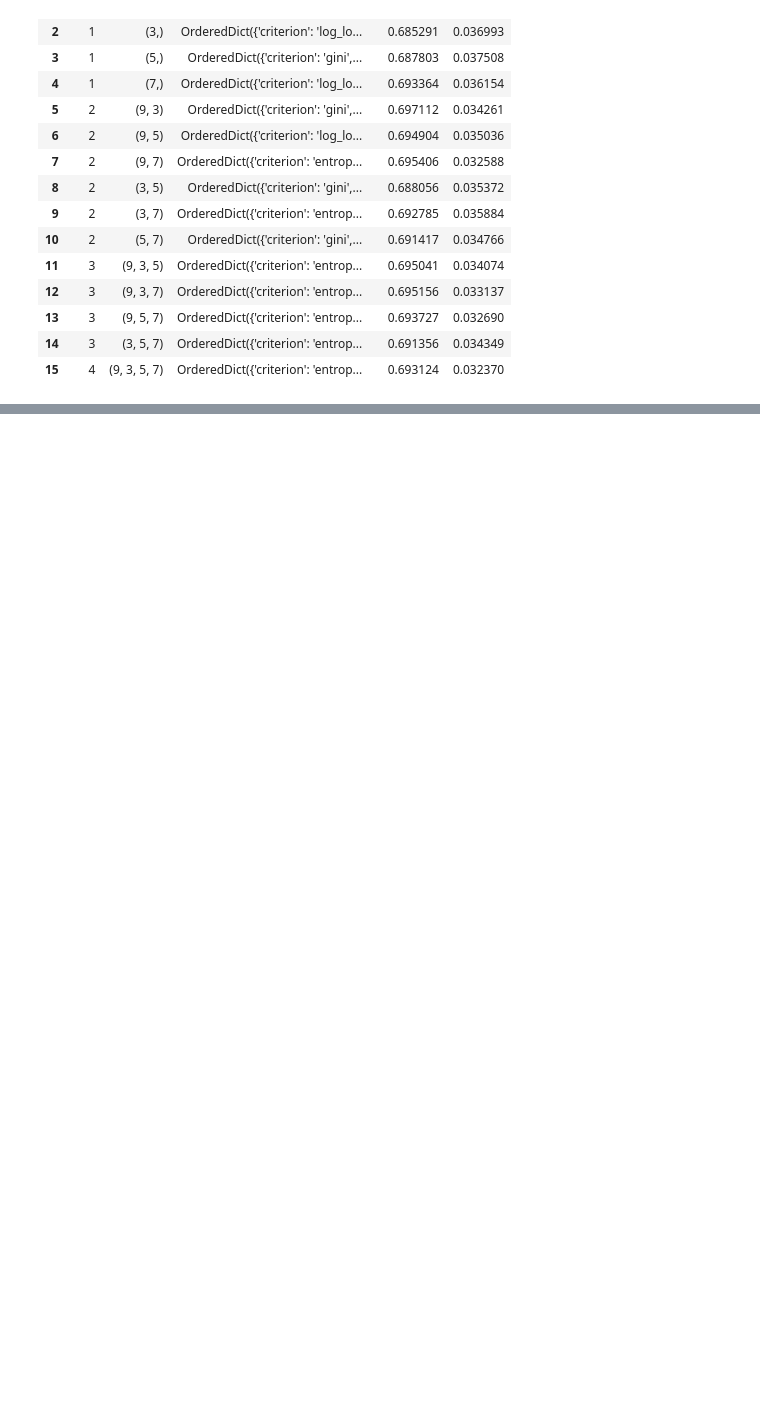
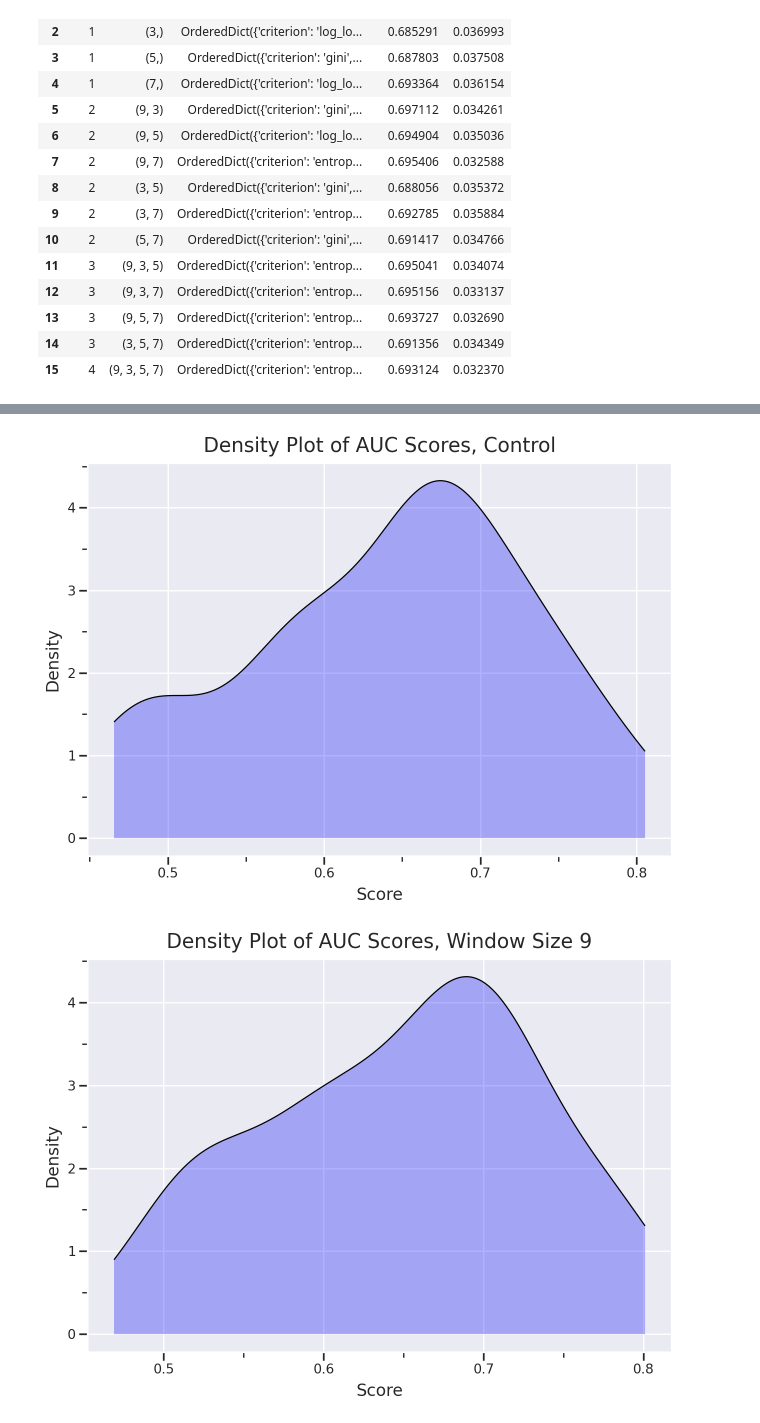
Before and after one commit to LuminousCodeGH/scientific-machine-learning-project, a Jupyter notebook: random_forest_window_experiment.ipynb, the cells around one changed output, grey strips where cells are left out. Cells and saved outputs as stored; diff of their text form; code cells hidden in the pictures; blank space fills up the shorter version.

```diff
--- a/random_forest_window_experiment.ipynb
+++ b/random_forest_window_experiment.ipynb
@@ -168,0 +277,23 @@ plot_window_performance(hyperparam_results, 'auc', 'Window Sizes Performance Inc
+# %%
+from plotnine import ggplot, aes, geom_bar, geom_errorbar, labs, theme_seaborn, ylim, facet_wrap, geom_density
+# Create density plot using plotnine
+plot_0 = (ggplot(results_0, aes(x='auc')) +
+          geom_density(fill='blue', alpha=0.3) +  # Add density plot with transparency
+          theme_seaborn() +
+          labs(title='Density Plot of AUC Scores, Control', x='Score', y='Density'))
+
+display(plot_0)
+
+plot_9 = (ggplot(results_9, aes(x='auc')) +
+          geom_density(fill='blue', alpha=0.3) +  # Add density plot with transparency
+          theme_seaborn() +
+          labs(title='Density Plot of AUC Scores, Window Size 9', x='Score', y='Density'))
+
+# Display the plot
+display(plot_9)
+
+results_0.loc[:, 'model'] = 'Control'
+results_9.loc[:, 'model'] = 'Window9'
+# %% [output]
+[figure, added]
+[figure, added]
```
Also changed, not shown: parts of 6 cells of this notebook, 2 other files.
